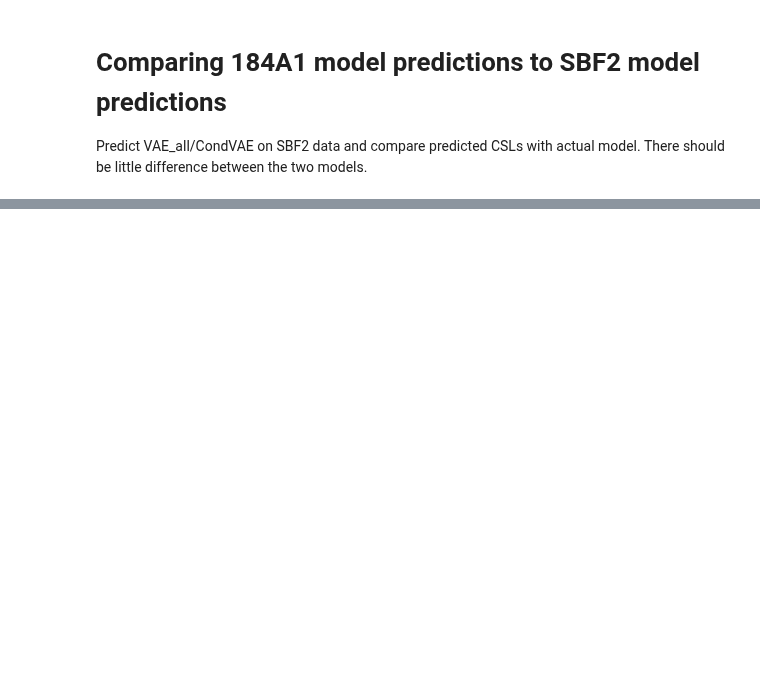
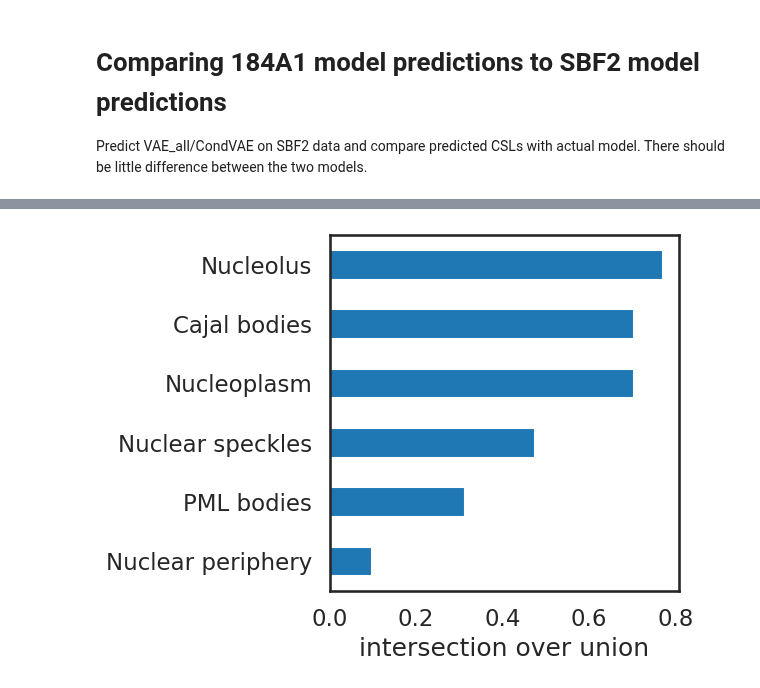
Before and after one commit to theislab/campa_ana, a Jupyter notebook: figure_notebooks/fig5_suppl_184A1-model-on-HeLa-data.ipynb, the cells around one changed output, grey strips where cells are left out. Drawn from its saved outputs; the diff is of its cells as text; code cells hidden in the pictures; blank space fills up the shorter version.

```diff
--- a/figure_notebooks/fig5_suppl_184A1-model-on-HeLa-data.ipynb
+++ b/figure_notebooks/fig5_suppl_184A1-model-on-HeLa-data.ipynb
@@ -26,0 +145,37 @@ data_dirs
+# %%
+# get cluster overlap for remaining wells as well
+# load mpp data for the two experiments
+mpp_datas_all = load_full_data_dict(exp_all, data_dirs=['HeLa_SBF2/L19', 'HeLa_scrambled/L18'], save_dir = "aggregated_HeLa/full_data",
+                                          keys = ("x", "y", "obj_ids", cluster_name_all))
+# ensure clustering is loaded as string
+for name, mpp_data in mpp_datas_all.items():
+    mpp_data._data[cluster_name_all] = mpp_data._data[cluster_name_all].astype(str)
+
+
+mpp_datas_sbf2 = load_full_data_dict(exp_sbf2, data_dirs=['HeLa_SBF2/L19', 'HeLa_scrambled/L18'],
+                                           keys = ("x", "y", "obj_ids", cluster_name_sbf2))
+# ensure clustering is loaded as string
+for name, mpp_data in mpp_datas_sbf2.items():
+    mpp_data._data[cluster_name_sbf2] = mpp_data._data[cluster_name_sbf2].astype(str)
+
+intersections2, unions2 = compute_cluster_overlap(mpp_datas_sbf2, mpp_datas_all)
+# %%
+# get cluster overlap for remaining wells as well
+# load mpp data for the two experiments
+mpp_datas_all = load_full_data_dict(exp_all, data_dirs=['HeLa_SBF2/M18', 'HeLa_scrambled/M19'], save_dir = "aggregated_HeLa/full_data",
+                                          keys = ("x", "y", "obj_ids", cluster_name_all))
+# ensure clustering is loaded as string
+for name, mpp_data in mpp_datas_all.items():
+    mpp_data._data[cluster_name_all] = mpp_data._data[cluster_name_all].astype(str)
+
+
+mpp_datas_sbf2 = load_full_data_dict(exp_sbf2, data_dirs=['HeLa_SBF2/M18', 'HeLa_scrambled/M19'],
+                                           keys = ("x", "y", "obj_ids", cluster_name_sbf2))
+# ensure clustering is loaded as string
+for name, mpp_data in mpp_datas_sbf2.items():
+    mpp_data._data[cluster_name_sbf2] = mpp_data._data[cluster_name_sbf2].astype(str)
+
+intersections3, unions3 = compute_cluster_overlap(mpp_datas_sbf2, mpp_datas_all)
+# %%
+unions = pd.concat((unions, unions2, unions3), axis=1)
+intersections = pd.concat((intersections, intersections2, intersections3), axis=1)
@@ -26,0 +192,9 @@ data_dirs
+# %%
+# save plot
+sns.set_style('white')
+sns.set_context('talk')
+((intersections / unions).mean(axis=1)).sort_values().plot(kind='barh', xlabel='intersection over union')
+plt.tight_layout()
+plt.savefig(fig_dir / 'iou_184A1_on_HeLa.png', dpi=300)
+# %% [output]
+[figure, added]
```
Also changed, not shown: parts of 11 cells of this notebook, 16 other files.
